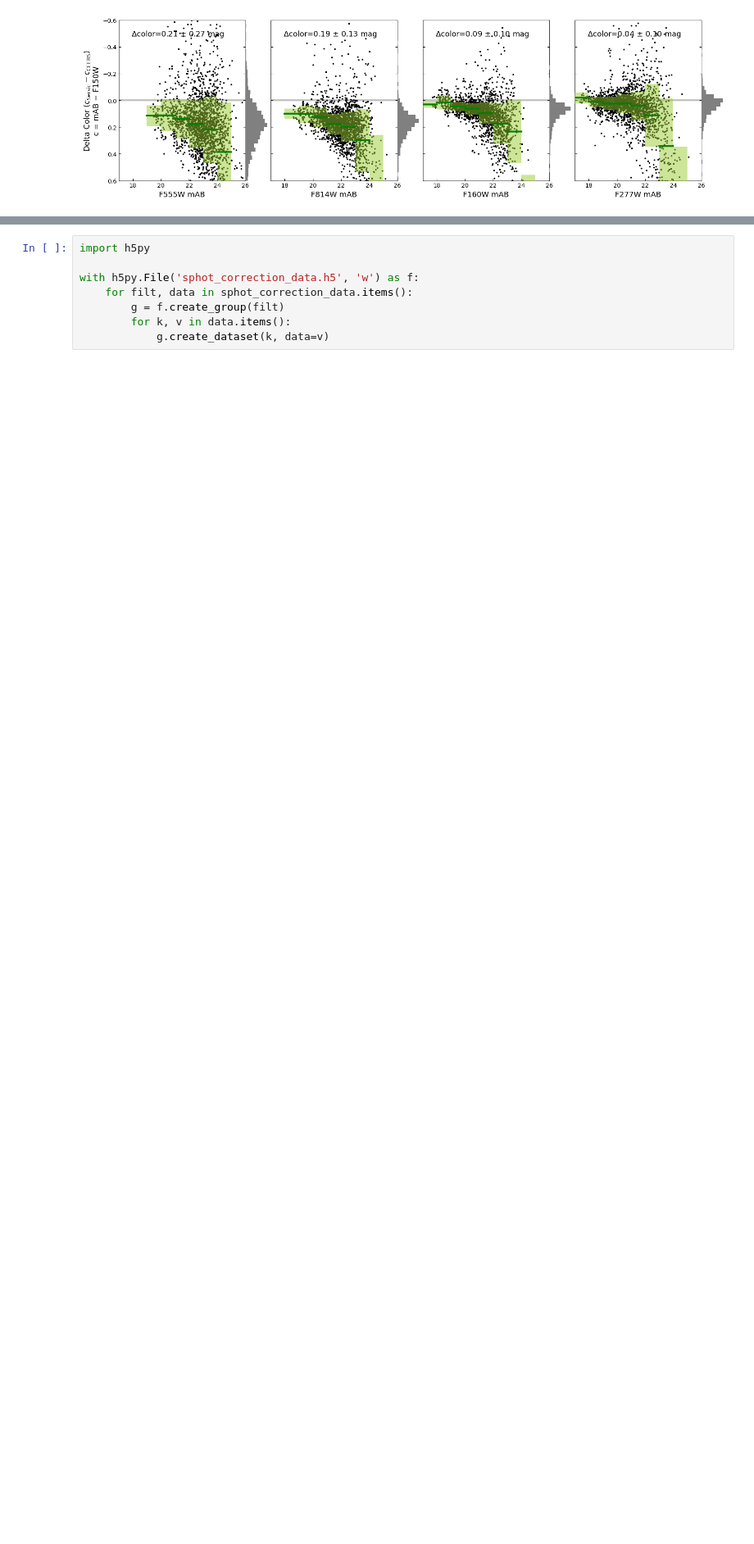
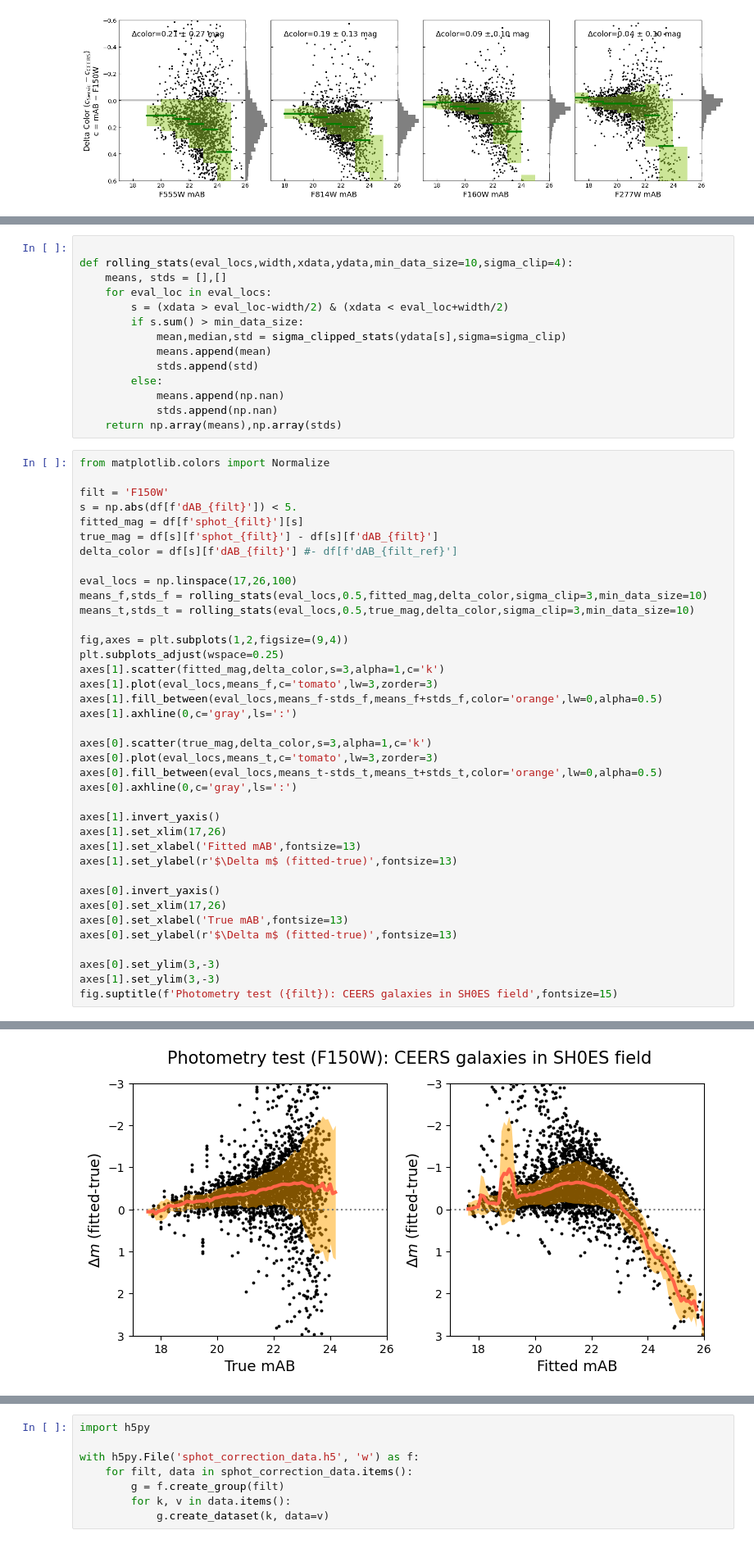
Before and after one commit to SterlingYM/galaxy_photometry, a Jupyter notebook: test_results/stats.ipynb, the cells around one changed output, grey strips where cells are left out. Shown at 82% size. Drawn from its saved outputs; the diff is of its cells as text; blank space fills up the shorter version.

```diff
--- a/test_results/stats.ipynb
+++ b/test_results/stats.ipynb
@@ -191,0 +204,53 @@ ax.axhline(0,c='gray',lw=3,alpha=0.5,zorder=0)
+# %%
+
+def rolling_stats(eval_locs,width,xdata,ydata,min_data_size=10,sigma_clip=4):
+    means, stds = [],[]
+    for eval_loc in eval_locs:
+        s = (xdata > eval_loc-width/2) & (xdata < eval_loc+width/2)
+        if s.sum() > min_data_size:
+            mean,median,std = sigma_clipped_stats(ydata[s],sigma=sigma_clip)
+            means.append(mean)
+            stds.append(std)
+        else:
+            means.append(np.nan)
+            stds.append(np.nan)
+    return np.array(means),np.array(stds)
+# %%
+from matplotlib.colors import Normalize
+
+filt = 'F150W'
+s = np.abs(df[f'dAB_{filt}']) < 5.
+fitted_mag = df[f'sphot_{filt}'][s]
+true_mag = df[s][f'sphot_{filt}'] - df[s][f'dAB_{filt}']
+delta_color = df[s][f'dAB_{filt}'] #- df[f'dAB_{filt_ref}']
+
+eval_locs = np.linspace(17,26,100)
+means_f,stds_f = rolling_stats(eval_locs,0.5,fitted_mag,delta_color,sigma_clip=3,min_data_size=10)
+means_t,stds_t = rolling_stats(eval_locs,0.5,true_mag,delta_color,sigma_clip=3,min_data_size=10)
+
+fig,axes = plt.subplots(1,2,figsize=(9,4))
+plt.subplots_adjust(wspace=0.25)
+axes[1].scatter(fitted_mag,delta_color,s=3,alpha=1,c='k')
+axes[1].plot(eval_locs,means_f,c='tomato',lw=3,zorder=3)
+axes[1].fill_between(eval_locs,means_f-stds_f,means_f+stds_f,color='orange',lw=0,alpha=0.5)
+axes[1].axhline(0,c='gray',ls=':')
+
+axes[0].scatter(true_mag,delta_color,s=3,alpha=1,c='k')
+axes[0].plot(eval_locs,means_t,c='tomato',lw=3,zorder=3)
+axes[0].fill_between(eval_locs,means_t-stds_t,means_t+stds_t,color='orange',lw=0,alpha=0.5)
+axes[0].axhline(0,c='gray',ls=':')
+
+axes[1].invert_yaxis()
+axes[1].set_xlim(17,26)
+axes[1].set_xlabel('Fitted mAB',fontsize=13)
+axes[1].set_ylabel(r'$\Delta m$ (fitted-true)',fontsize=13)
+
+axes[0].invert_yaxis()
+axes[0].set_xlim(17,26)
+axes[0].set_xlabel('True mAB',fontsize=13)
+axes[0].set_ylabel(r'$\Delta m$ (fitted-true)',fontsize=13)
+
+axes[0].set_ylim(3,-3)
+axes[1].set_ylim(3,-3)
+fig.suptitle(f'Photometry test ({filt}): CEERS galaxies in SH0ES field',fontsize=15)
+# %% [output]
@@ -191,0 +258 @@ ax.axhline(0,c='gray',lw=3,alpha=0.5,zorder=0)
+[figure, added]
```
Also changed, not shown: parts of 9 cells of this notebook.
